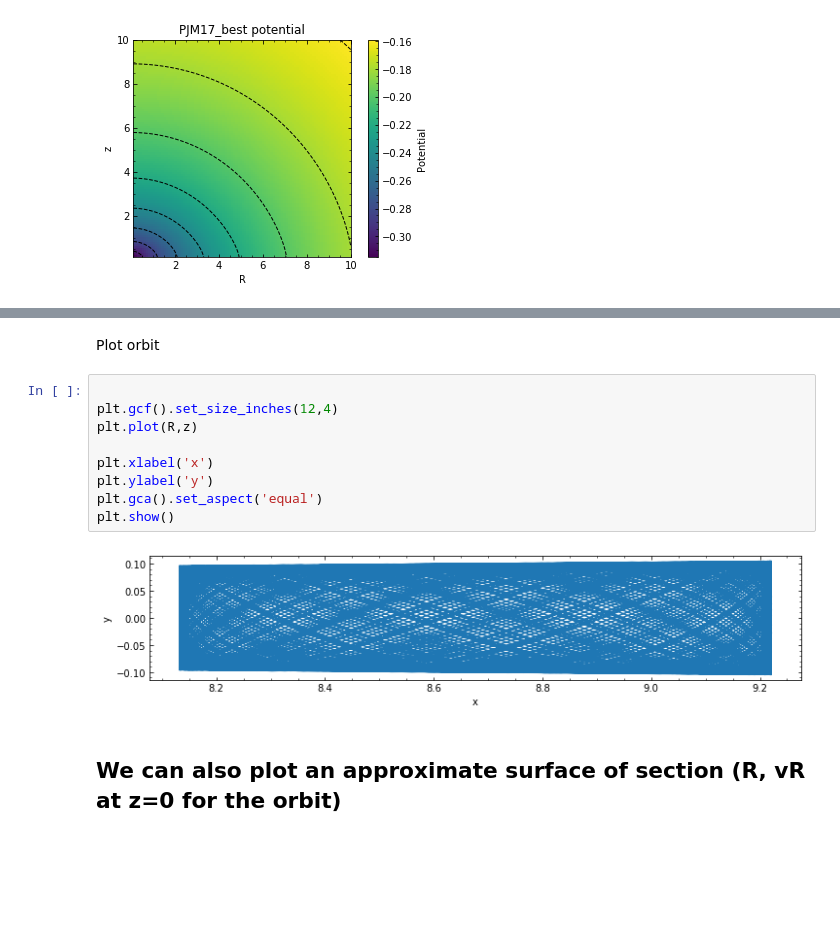
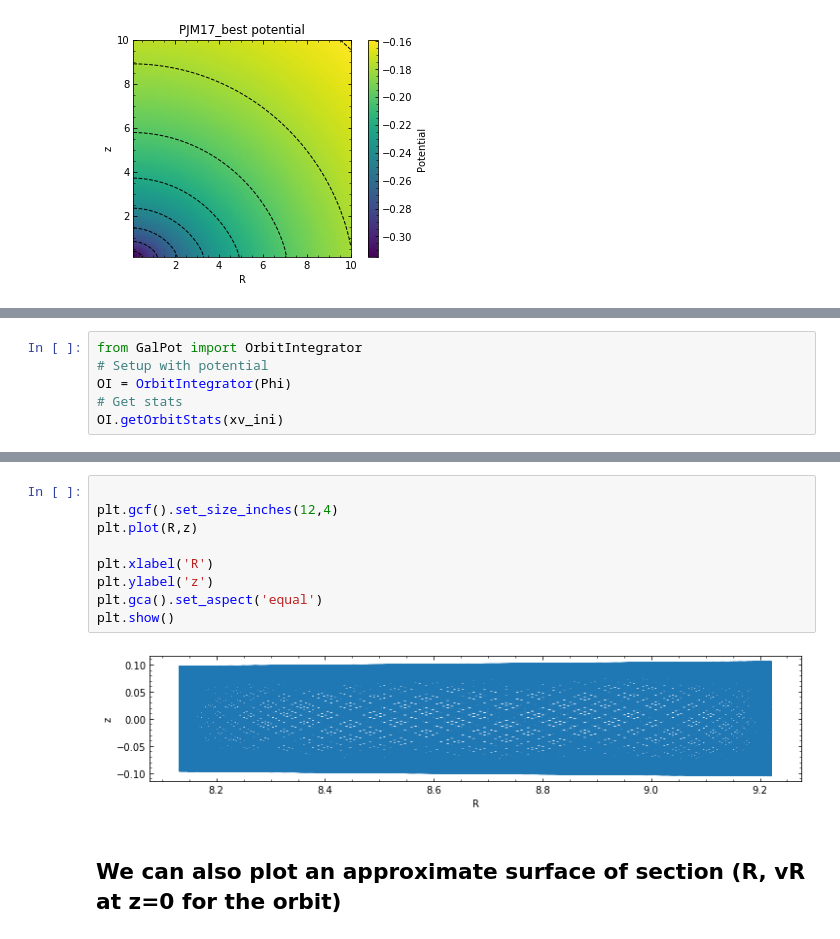
Before and after one commit to PaulMcMillan-Astro/GalPot, a Jupyter notebook: GalPotPythonExample.ipynb, the cells around one changed output, grey strips where cells are left out. Saved outputs shown, nothing was run; the diff lists cells and outputs as text; blank space fills up the shorter version.

```diff
--- a/GalPotPythonExample.ipynb
+++ b/GalPotPythonExample.ipynb
@@ -138,0 +126,6 @@ array([-1.13523630e-02,  7.41483171e-03, -3.05624732e-02,  7.45857562e-04,
+# %%
+from GalPot import OrbitIntegrator
+# Setup with potential
+OI = OrbitIntegrator(Phi)
+# Get stats
+OI.getOrbitStats(xv_ini)
@@ -224,16 +258,14 @@ plt.show()
-# %% [markdown]
-Plot orbit
 # %%
 
 plt.gcf().set_size_inches(12,4)
 plt.plot(R,z)
 
-plt.xlabel('x')
-plt.ylabel('y')
+plt.xlabel('R')
+plt.ylabel('z')
 plt.gca().set_aspect('equal')
 plt.show()
 # %% [output]
-[figure, old version]
+[figure, new version]
 # %% [markdown]
 ## We can also plot an approximate surface of section (R, vR at z=0 for the orbit)
 # %%
```
Also changed, not shown: parts of 35 cells of this notebook, 5 other files.
